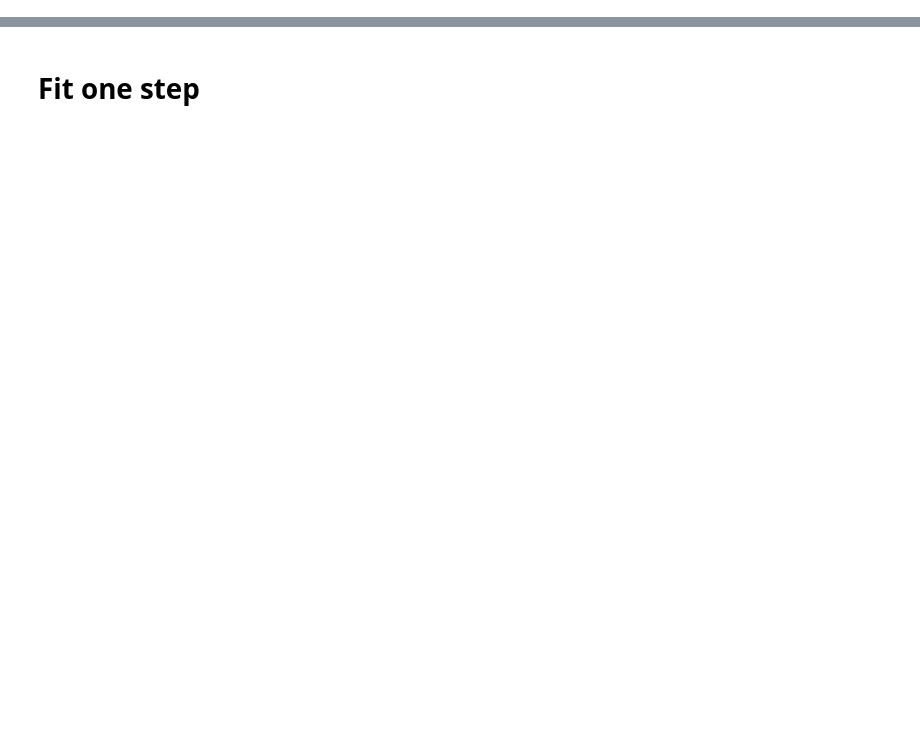
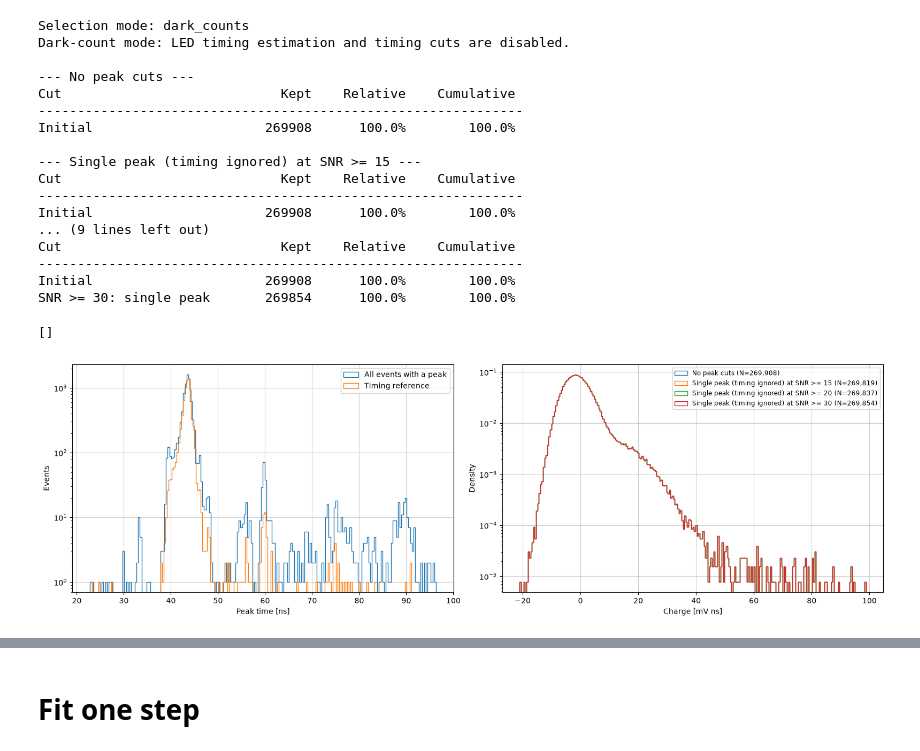
Before and after one commit to TAU-neutrino-lab/PMT-characterization, a Jupyter notebook: PMT_calibration/Fit.ipynb, the cells around one changed output, grey strips where cells are left out. Cells and saved outputs as stored; diff of their text form; code cells hidden in the pictures; blank space fills up the shorter version.

```diff
--- a/PMT_calibration/Fit.ipynb
+++ b/PMT_calibration/Fit.ipynb
@@ -364,6 +304,8 @@ selection_analysis = build_calibration_selections(
     max_allowed_peaks=max_allowed_peaks,
     include_no_peak_cuts=include_no_peak_cuts,
     include_shape_cut=include_shape_cut,
+    min_shape_reference_pulses=min_shape_reference_pulses,
+    shape_quantiles=shape_quantiles,
     selection_names=selection_names,
 )
 
@@ -379,6 +321,14 @@ allowed_peak_window_ns = selection_analysis["allowed_peak_window_ns"]
 shape_cut_available = selection_analysis["shape_cut_available"]
 shape_cut_ranges = selection_analysis["shape_cut_ranges"]
 
+rebuilt_selection_names = tuple(config["name"] for config in selection_configs)
+if rebuilt_selection_names != generated_selection_names:
+    raise ValueError(
+        "Selections rebuilt by Fit.ipynb differ from the names recorded by "
+        f"Selection.ipynb: cache={generated_selection_names}, "
+        f"rebuilt={rebuilt_selection_names}. Rerun Selection.ipynb."
+    )
+
 print(f"Selection mode: {selection_mode}")
 if uses_led_timing:
     print(f"Expected LED peak time: {expected_peak_time_ns:.2f} ns")
@@ -386,36 +336,59 @@ if uses_led_timing:
 else:
     print("Dark-count mode: LED timing estimation and timing cuts are disabled.")
 if include_shape_cut and not shape_cut_available:
-    print("Pulse-shape cut requested but skipped: fewer than 100 reference pulses.")
+    print(
+        f"Pulse-shape cut requested but skipped: fewer than "
+        f"{min_shape_reference_pulses} reference pulses."
+    )
 for column, limits in shape_cut_ranges.items():
     print(f"{column}: {limits[0]:.3g} to {limits[1]:.3g} ns")
 
 for config in selection_configs:
     print(f"\n--- {config['label']} ---")
     selection_cutflows[config["name"]].print()
 
 fig, axes = plt.subplots(1, 2, figsize=(16, 5))
 finite_peak_times = df.loc[np.isfinite(df["peak_time_ns"]), "peak_time_ns"]
 if not finite_peak_times.empty:
     axes[0].hist(finite_peak_times, bins=200, histtype="step", label="All events with a peak")
 if not timing_reference.empty:
     axes[0].hist(timing_reference, bins=200, histtype="step", label="Timing reference")
 if uses_led_timing:
     axes[0].axvline(expected_peak_time_ns, color="tab:red", label="Expected LED peak")
     axes[0].axvspan(*allowed_peak_window_ns, color="tab:green", alpha=0.2, label="Accepted window")
 axes[0].set(xlabel="Peak time [ns]", ylabel="Events", yscale="log")
 axes[0].legend()
 
 for config in selection_configs:
     values = selected_dfs[config["name"]]["area_mV_ns"]
     axes[1].hist(
         values, bins=nbins, density=True, histtype="step",
         label=f"{config['label']} (N={len(values):,})",
     )
 axes[1].set(xlabel="Charge [mV ns]", ylabel="Density", yscale="log")
 axes[1].legend(fontsize="small")
 fig.tight_layout()
 save_plot(fig, save_plots, save_dir, file_nickname, "selection_comparison", Nevents=None)
+# %% [output]
+Selection mode: dark_counts
+Dark-count mode: LED timing estimation and timing cuts are disabled.
+
+--- No peak cuts ---
+Cut                            Kept    Relative    Cumulative
+--------------------------------------------------------------
+Initial                      269908      100.0%        100.0%
+
+--- Single peak (timing ignored) at SNR >= 15 ---
+Cut                            Kept    Relative    Cumulative
+--------------------------------------------------------------
+Initial                      269908      100.0%        100.0%
+... (9 lines left out)
+Cut                            Kept    Relative    Cumulative
+--------------------------------------------------------------
+Initial                      269908      100.0%        100.0%
+SNR >= 30: single peak       269854      100.0%        100.0%
+[]
+[figure, added]
 # %%
 # Show full-record examples of the two populations underlying calibration.
 # n_peaks == 0 is treated as pedestal; signal examples must have exactly one
```
Also changed, not shown: parts of 11 cells of this notebook, 16 other files.
